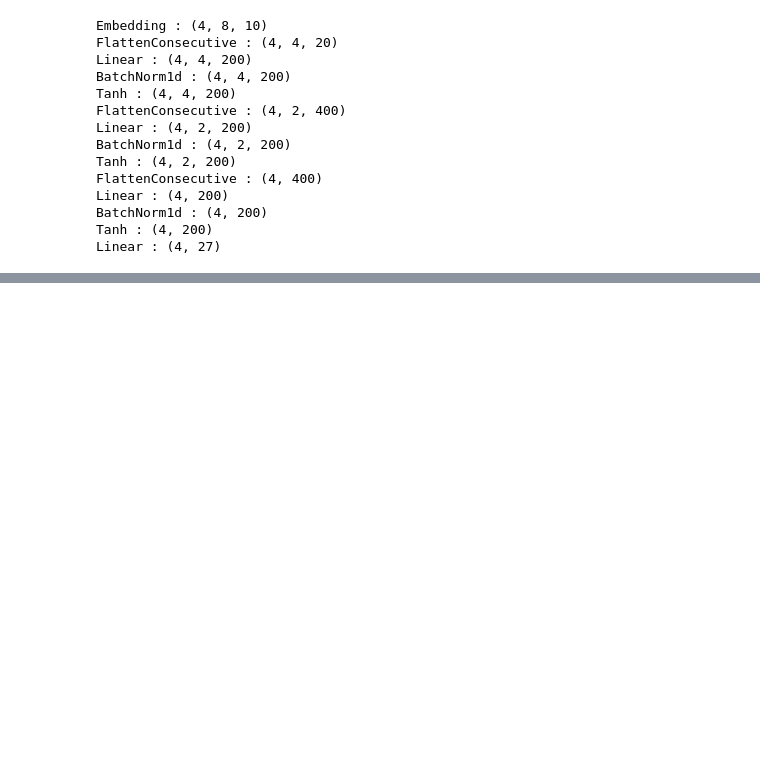
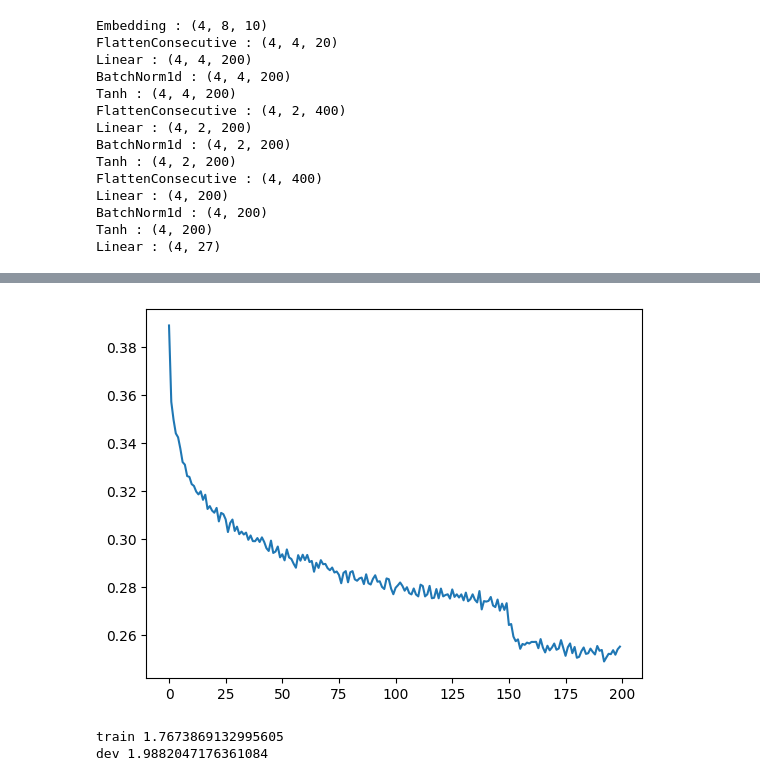
Before and after one commit to ibrahimhanifceker/YZ50Codes, a Jupyter notebook: YZ50Hafta6.ipynb, the cells around one changed output, grey strips where cells are left out. Drawn from its saved outputs; the diff is of its cells as text; code cells hidden in the pictures; blank space fills up the shorter version.

```diff
--- a/YZ50Hafta6.ipynb
+++ b/YZ50Hafta6.ipynb
@@ -794,0 +811,19 @@ dev 2.0226075649261475
+# %%
+emb_dim = 24
+hidden_dim = 128
+
+model = Sequential([
+    Embedding(vocab_size, emb_dim),
+    FlattenConsecutive(2), Linear(emb_dim * 2, hidden_dim, bias=False), BatchNorm1d(hidden_dim), Tanh(),
+    FlattenConsecutive(2), Linear(hidden_dim * 2, hidden_dim, bias=False), BatchNorm1d(hidden_dim), Tanh(),
+    FlattenConsecutive(2), Linear(hidden_dim * 2, hidden_dim, bias=False), BatchNorm1d(hidden_dim), Tanh(),
+    Linear(hidden_dim, vocab_size)
+])
+
+with torch.inference_mode():
+    model.layers[-1].weight *= 0.1
+
+parameters = model.parameters()
+print(sum(param.nelement() for param in parameters))
+for param in parameters:
+    param.requires_grad = True
@@ -794,0 +832,24 @@ dev 2.0226075649261475
+# %%
+epochs = 200000
+batch_size = 32
+loss_vals = []
+
+for epoch in range(epochs):
+    idx = torch.randint(0, len(Xtr), (batch_size,))
+    Xb, Yb = Xtr[idx], Ytr[idx]
+    logits = model(Xb)
+    loss = F.cross_entropy(logits, Yb)
+
+    loss_vals.append(loss.log10().item())
+
+    for param in parameters:
+        param.grad = None
+
+    loss.backward()
+
+    lr = 0.1 if epoch < epochs * 3/4 else 0.01
+    for param in parameters:
+        param.data += -lr * param.grad
+
+    if epoch % (epochs / 20) == 0:
+        print(f"Epoch: {epoch:7d}/{epochs:7d} | Loss: {loss:.4f}")
@@ -794,0 +877,4 @@ dev 2.0226075649261475
+# %%
+ plt.plot(torch.tensor(loss_vals).reshape(-1, 1000).mean(dim=1));
+# %% [output]
+[figure, added]
@@ -794,0 +884,17 @@ dev 2.0226075649261475
+# %%
+@torch.inference_mode()
+def get_loss(split):
+    x, y = {
+        "train": (Xtr, Ytr),
+        "dev": (Xdev, Ydev),
+        "test": (Xte, Yte),
+    }[split]
+    logits = model(x)
+    loss = F.cross_entropy(logits, y)
+    print(split, loss.item())
+
+get_loss("train")
+get_loss("dev")
+# %% [output]
+train 1.7673869132995605
+dev 1.9882047176361084
```
Also changed, not shown: parts of 29 cells of this notebook.
